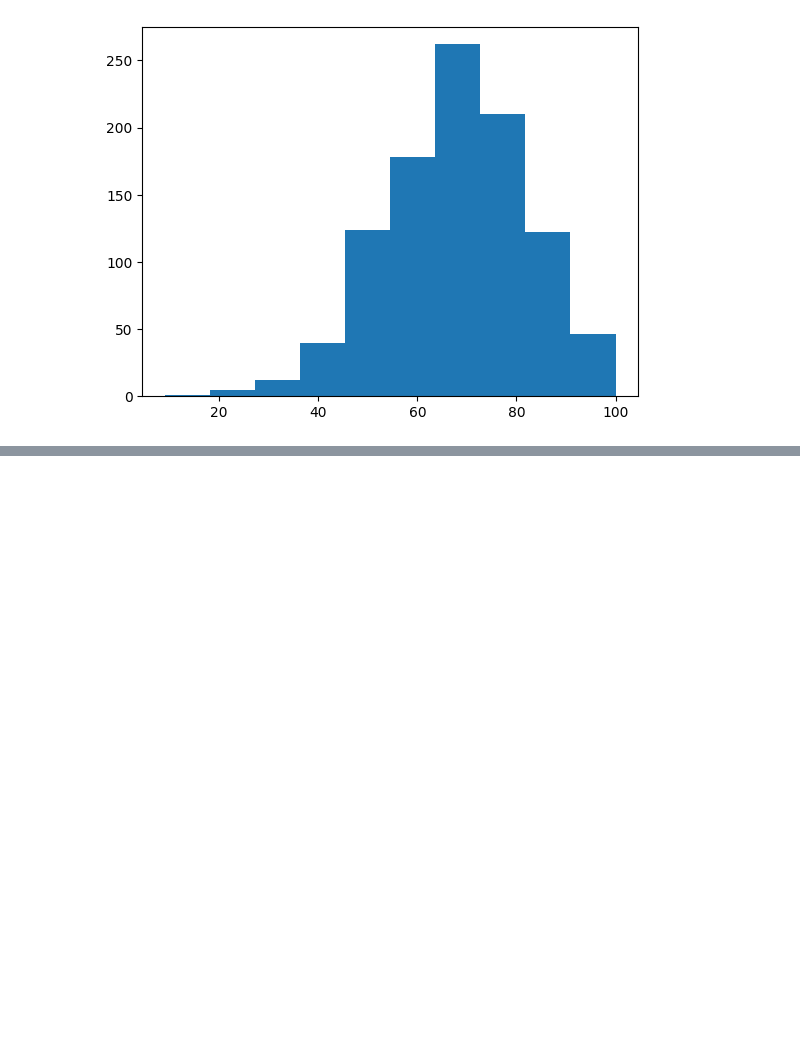
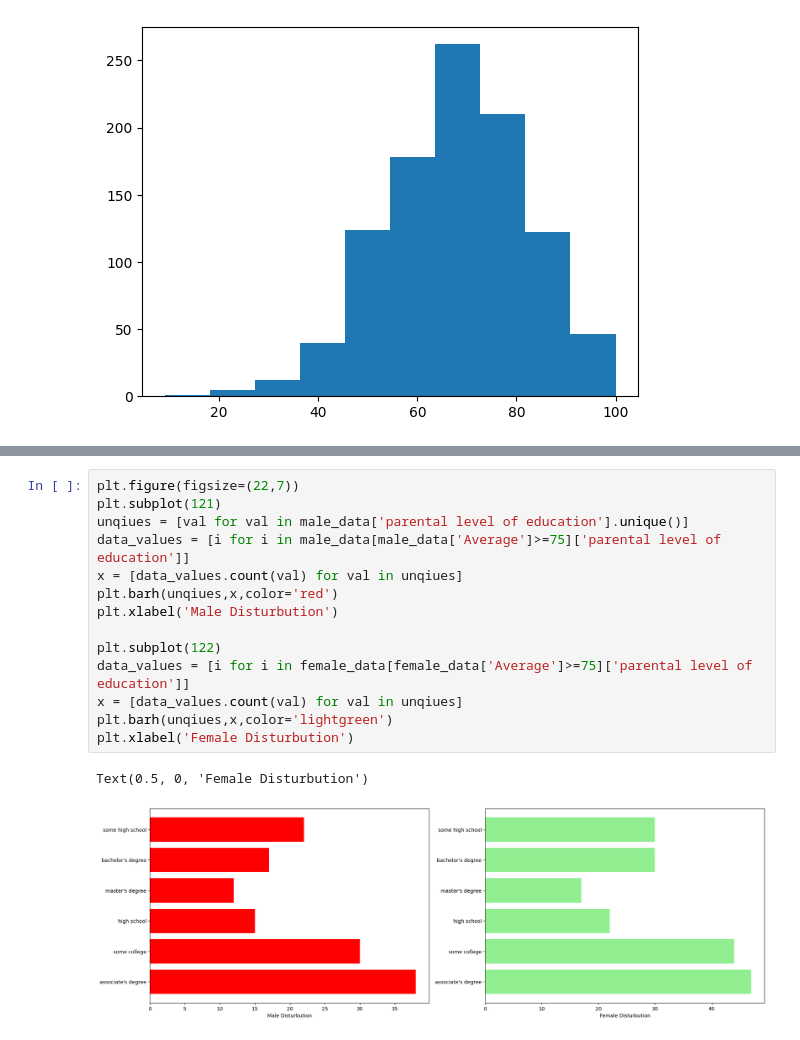
Before and after one commit to 464venkatsai/mlproject_with_deployment1, a Jupyter notebook: notebook/Student Performance Indicator.ipynb, the cells around one changed output, grey strips where cells are left out. Saved outputs shown, nothing was run; the diff lists cells and outputs as text; blank space fills up the shorter version.

```diff
--- a/notebook/Student Performance Indicator.ipynb
+++ b/notebook/Student Performance Indicator.ipynb
@@ -289,0 +312,17 @@ plt.legend()
+# %%
+plt.figure(figsize=(22,7))
+plt.subplot(121)
+unqiues = [val for val in male_data['parental level of education'].unique()]
+data_values = [i for i in male_data[male_data['Average']>=75]['parental level of education']]
+x = [data_values.count(val) for val in unqiues]
+plt.barh(unqiues,x,color='red')
+plt.xlabel('Male Disturbution')
+
+plt.subplot(122)
+data_values = [i for i in female_data[female_data['Average']>=75]['parental level of education']]
+x = [data_values.count(val) for val in unqiues]
+plt.barh(unqiues,x,color='lightgreen')
+plt.xlabel('Female Disturbution')
+# %% [output]
+Text(0.5, 0, 'Female Disturbution')
+[figure, added]
```
Also changed, not shown: parts of 30 cells of this notebook, 8 other files.
